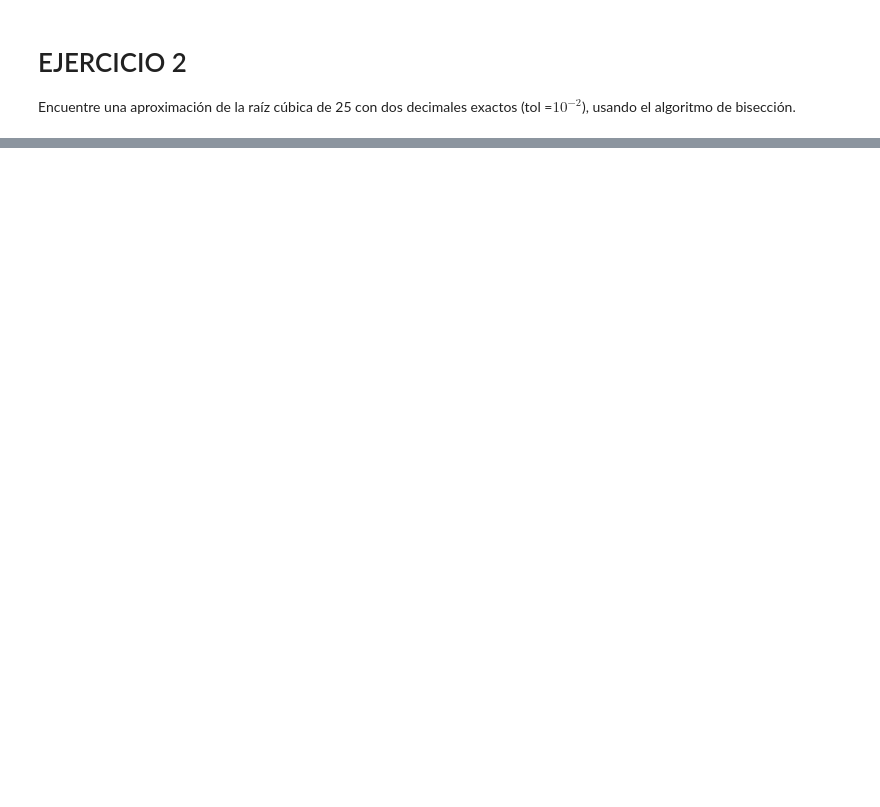
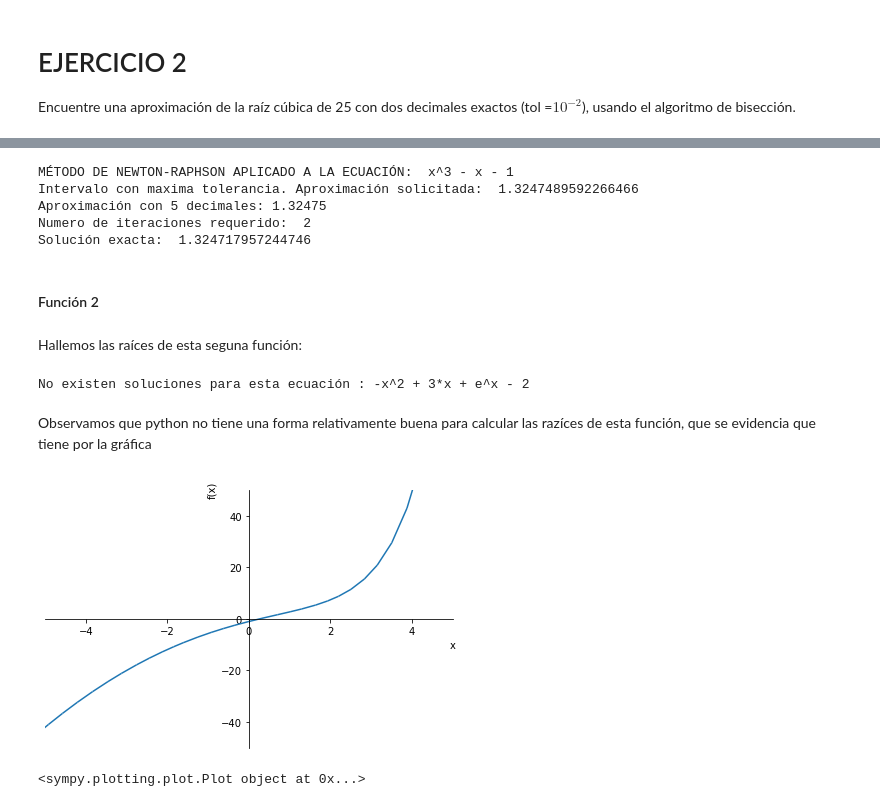
Before and after one commit to quintinmr/DGIIM3, a Jupyter notebook: C2/MATEMÁTICAS/Métodos_Numéricos_II/Prácticas/Práctica_1/practica_1.ipynb, the cells around one changed output, grey strips where cells are left out. Saved outputs shown, nothing was run; the diff lists cells and outputs as text; code cells hidden in the pictures; blank space fills up the shorter version.

```diff
--- a/C2/MATEMÁTICAS/Métodos_Numéricos_II/Prácticas/Práctica_1/practica_1.ipynb
+++ b/C2/MATEMÁTICAS/Métodos_Numéricos_II/Prácticas/Práctica_1/practica_1.ipynb
@@ -85,0 +319,24 @@ Encuentre una aproximación de la raíz cúbica de 25 con dos decimales exactos
+# %%
+def f_1(x):
+
+    return x**3 - x - 1
+
+def df_1(x):
+
+    return 3*x**2 - 1
+
+def f_2(x):
+
+    return 3*x-2-x**2+sp.exp(x)
+
+def df_2(x):
+
+    return 3 -2*x + sp.exp(x)
+
+def f_3(x):
+
+    return x**2+10*sp.cos(x) + x
+
+def df_3(x):
+
+    return 2*x-10*sp.sin(x) + 1
@@ -85,0 +356,27 @@ Encuentre una aproximación de la raíz cúbica de 25 con dos decimales exactos
+# %%
+# Calculemos la aproximación de la solución requerida
+v_inic = 1.25
+cifras = 6
+newton_raphson(v_inic, f_1, df_1, cifras)
+print("Solución exacta: ", float(v1[0][2]))
+# %% [output]
+MÉTODO DE NEWTON-RAPHSON APLICADO A LA ECUACIÓN:  x^3 - x - 1
+Intervalo con maxima tolerancia. Aproximación solicitada:  1.3247489592266466
+Aproximación con 5 decimales: 1.32475
+Numero de iteraciones requerido:  2
+Solución exacta:  1.324717957244746
+# %% [markdown]
+#### Función 2
+# %% [markdown]
+Hallemos las raíces de esta seguna función:
+# %%
+v2 = sol_exact(f_2,x,todas=True)
+# %% [output]
+No existen soluciones para esta ecuación : -x^2 + 3*x + e^x - 2
+# %% [markdown]
+Observamos que python no tiene una forma relativamente buena para calcular las razíces de esta función, que se evidencia que tiene por la gráfica
+# %%
+sp.plot(f_2(x),xlim=(-5.0,5.0),ylim=(-50,50))
+# %% [output]
+[figure, added]
+<sympy.plotting.plot.Plot object at 0x...>
```
Also changed, not shown: parts of 90 cells of this notebook.
